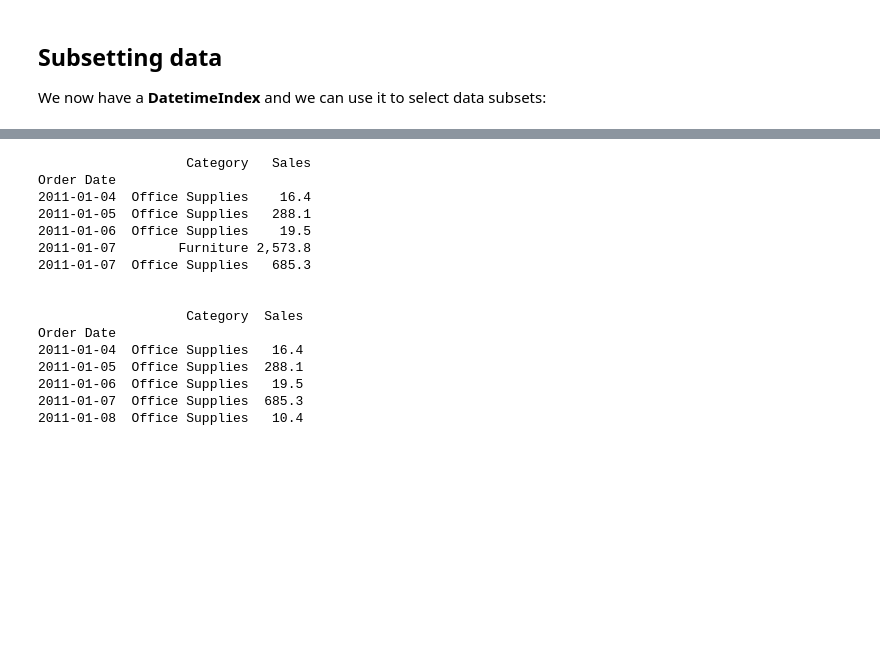
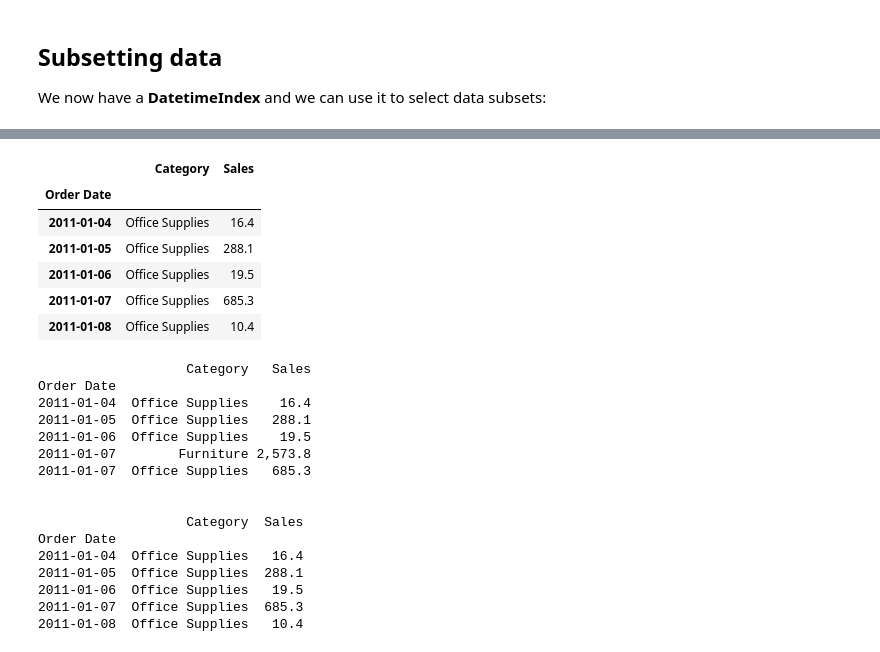
Before and after one commit to HyosikMoon/Coursera, a Jupyter notebook: Machine_Learning/Course6_Time_Series_and_Survival_Analysis/Time_Series/06a_LAB_Pandas_TimeSeries.ipynb, the cells around one changed output, grey strips where cells are left out. Cells and saved outputs as stored; diff of their text form; code cells hidden in the pictures; blank space fills up the shorter version.

```diff
--- a/Machine_Learning/Course6_Time_Series_and_Survival_Analysis/Time_Series/06a_LAB_Pandas_TimeSeries.ipynb
+++ b/Machine_Learning/Course6_Time_Series_and_Survival_Analysis/Time_Series/06a_LAB_Pandas_TimeSeries.ipynb
@@ -291,3 +358,13 @@ We now have a __DatetimeIndex__ and we can use it to select data subsets:
+# %%
+base[base['Category'] == 'Office Supplies']['2011':'2012-02'].head()
+# %% [output]
+|  | Category | Sales |
+| Order Date |  |  |
+| 2011-01-04 | Office Supplies | 16.4 |
+| 2011-01-05 | Office Supplies | 288.1 |
+| 2011-01-06 | Office Supplies | 19.5 |
+| 2011-01-07 | Office Supplies | 685.3 |
+| 2011-01-08 | Office Supplies | 10.4 |
 # %%
 # Observations in 2014
 print(base['2011'].head())
```
Also changed, not shown: parts of 8 cells of this notebook.
